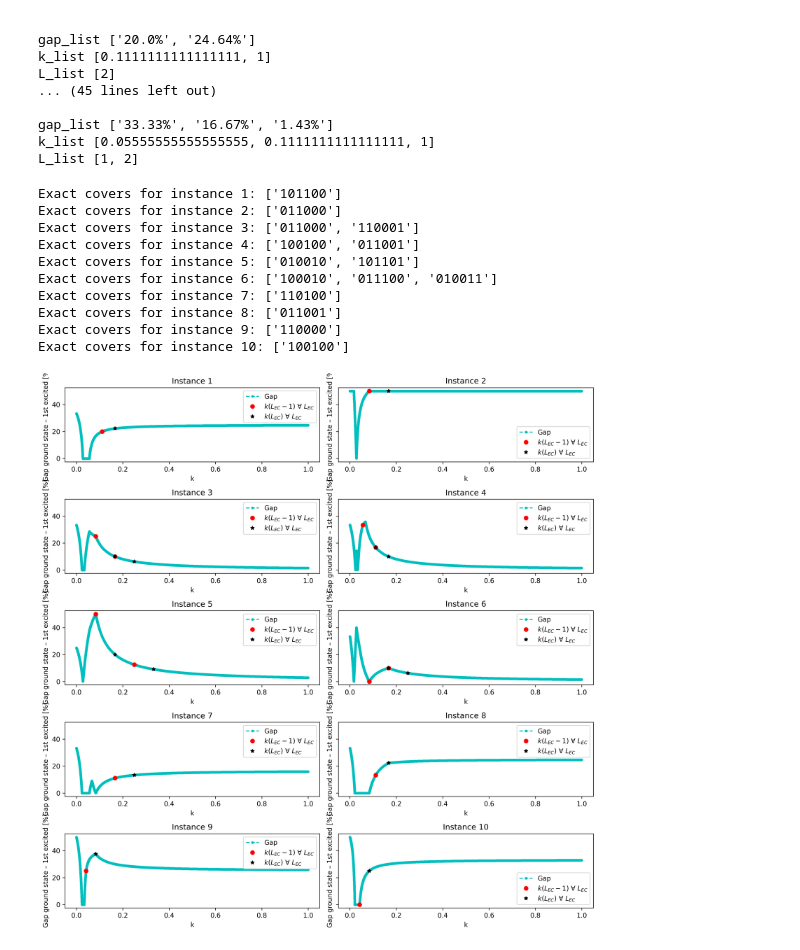
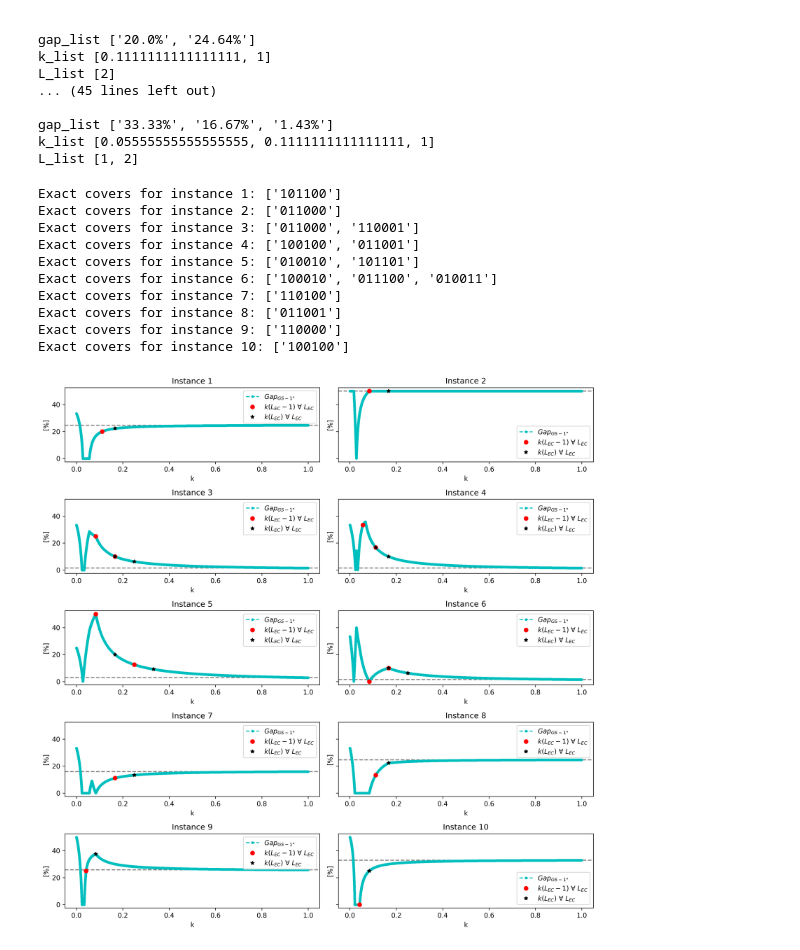
Before and after one commit to auroramugnai/Minimum-Exact-Cover-Problem, a Jupyter notebook: MECP_with-QAOA/gaps.ipynb, the cells around one changed output. Drawn from its saved outputs; the diff is of its cells as text; code cells hidden in the pictures.

```diff
--- a/MECP_with-QAOA/gaps.ipynb
+++ b/MECP_with-QAOA/gaps.ipynb
@@ -87,7 +87,8 @@ k_list [0.05555555555555555, 0.1111111111111111, 1]
 L_list [1, 2]
 # %%
 fig, axs = plt.subplots(5, 2, figsize=(12, 12), dpi=300, sharey=True)
-axs = axs.flatten()  # 🔧 appiattisce da 2x2 a 1x4
+# fig.suptitle("Gap ground state – 1° excited ")
+axs = axs.flatten()
 
 for idx, instance in enumerate(np.arange(1, 11)):
     # Get and sort exact covers by increasing number of '1's
@@ -96,41 +97,42 @@ for idx, instance in enumerate(np.arange(1, 11)):
     mec = ec[0]
     print(f"Exact covers for instance {instance}: {ec}")
 
-    ks = np.concatenate([
-        np.linspace(0, 0.1, 1000, endpoint=False),
-        np.linspace(0.1, 1, 1000)
-    ])
-
+    # Cyan line.
+    ks = np.concatenate([np.linspace(0, 0.1, 1000, endpoint=False),
+                         np.linspace(0.1, 1, 1000)])
     gaps = [compute_k_gap(n, instance, k, verbose=False) for k in ks]
 
+    # Red points for L-1.
     Ls = [e.count("1") - 1 for e in ec]
     ks_from_Ls = [k_from_L(n, instance, L) for L in Ls]
     gaps_from_Ls = [compute_k_gap(n, instance, k, verbose=False) for k in ks_from_Ls]
 
+    # Black stars for L.
     Ls2 = [e.count("1") for e in ec]
     ks_from_Ls2 = [k_from_L(n, instance, L) for L in Ls2]
     gaps_from_Ls2 = [compute_k_gap(n, instance, k, verbose=False) for k in ks_from_Ls2]
 
     ax = axs[idx]
     ax.set_title(f"Instance {instance}")
-    ax.plot(ks, gaps, marker='.', linestyle='--', color='c', label='Gap')
+    ax.axhline(gaps[-1], color="grey", linestyle="--") # horizontal line corresponding to the gap k=1
+    ax.plot(ks, gaps, marker='.', linestyle='--', color='c', label='$Gap_{GS-1°}$')
     ax.errorbar(ks_from_Ls, gaps_from_Ls, fmt='o', color='red', label=r"$k(L_{EC}-1)\ \forall\ L_{EC}$")
     ax.errorbar(ks_from_Ls2, gaps_from_Ls2, fmt='*', color='k', label=r"$k(L_{EC})\ \forall\ L_{EC}$")
     ax.set_xlabel("k")
-    ax.set_ylabel("Gap ground state – 1st excited [%]")
+    ax.set_ylabel("[%]")
     ax.legend()
 
 plt.tight_layout()
 plt.show()
 # %% [output]
 Exact covers for instance 1: ['101100']
 Exact covers for instance 2: ['011000']
 Exact covers for instance 3: ['011000', '110001']
 Exact covers for instance 4: ['100100', '011001']
 Exact covers for instance 5: ['010010', '101101']
 Exact covers for instance 6: ['100010', '011100', '010011']
 Exact covers for instance 7: ['110100']
 Exact covers for instance 8: ['011001']
 Exact covers for instance 9: ['110000']
 Exact covers for instance 10: ['100100']
-[figure, old version]
+[figure, new version]
```
